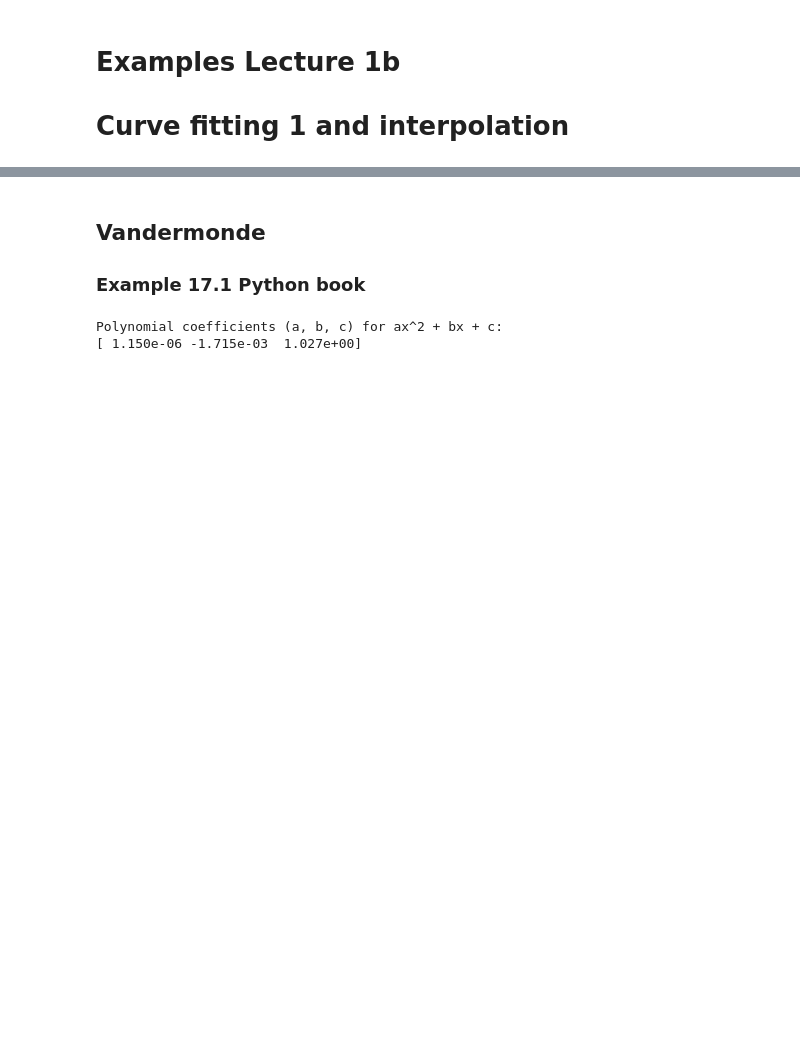
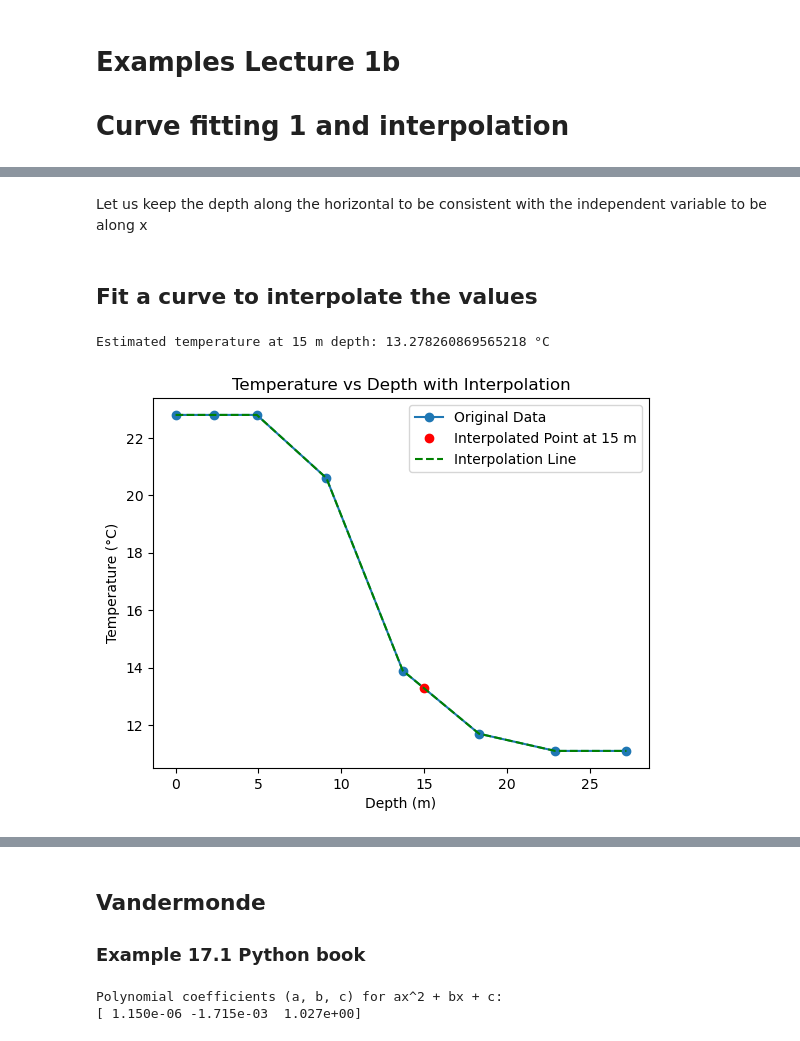
Before and after one commit to dtrad/goph420_class, a Jupyter notebook: examples/lecture1b.ipynb, the cells around one changed output, grey strips where cells are left out. Cells and saved outputs as stored; diff of their text form; code cells hidden in the pictures; blank space fills up the shorter version.

```diff
--- a/examples/lecture1b.ipynb
+++ b/examples/lecture1b.ipynb
@@ -3,0 +37,24 @@
+# %% [markdown]
+Let us keep the depth along the horizontal to be consistent with the independent variable to be along x
+# %% [markdown]
+## Fit a curve to interpolate the values
+# %%
+# apply a linear interpolation to estimate the temperature at 15 m depth
+from scipy.interpolate import interp1d
+interp_func = interp1d(z, T)
+
+# estimate temperature at 15 m depth
+temp_15m = interp_func(15)
+print(f"Estimated temperature at 15 m depth: {temp_15m} °C")
+# plot the original data points and the interpolated point
+plt.plot(z, T, 'o-', label='Original Data')
+plt.plot(15, temp_15m, 'ro', label='Interpolated Point at 15 m')
+plt.plot(z, interp_func(z), 'g--', label='Interpolation Line')
+plt.xlabel('Depth (m)')
+plt.ylabel('Temperature (°C)')
+plt.title('Temperature vs Depth with Interpolation')
+plt.legend()
+plt.show()
+# %% [output]
+Estimated temperature at 15 m depth: 13.278260869565218 °C
+[figure, added]
```
Also changed, not shown: parts of 17 cells of this notebook.
